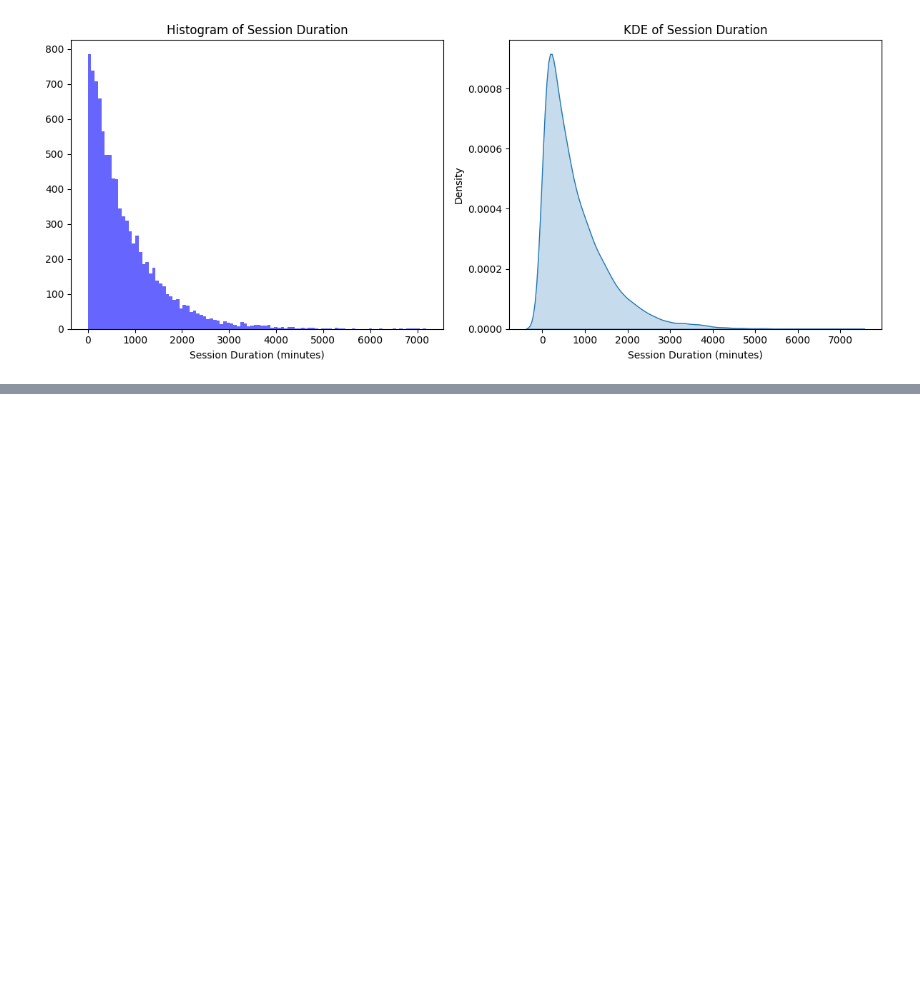
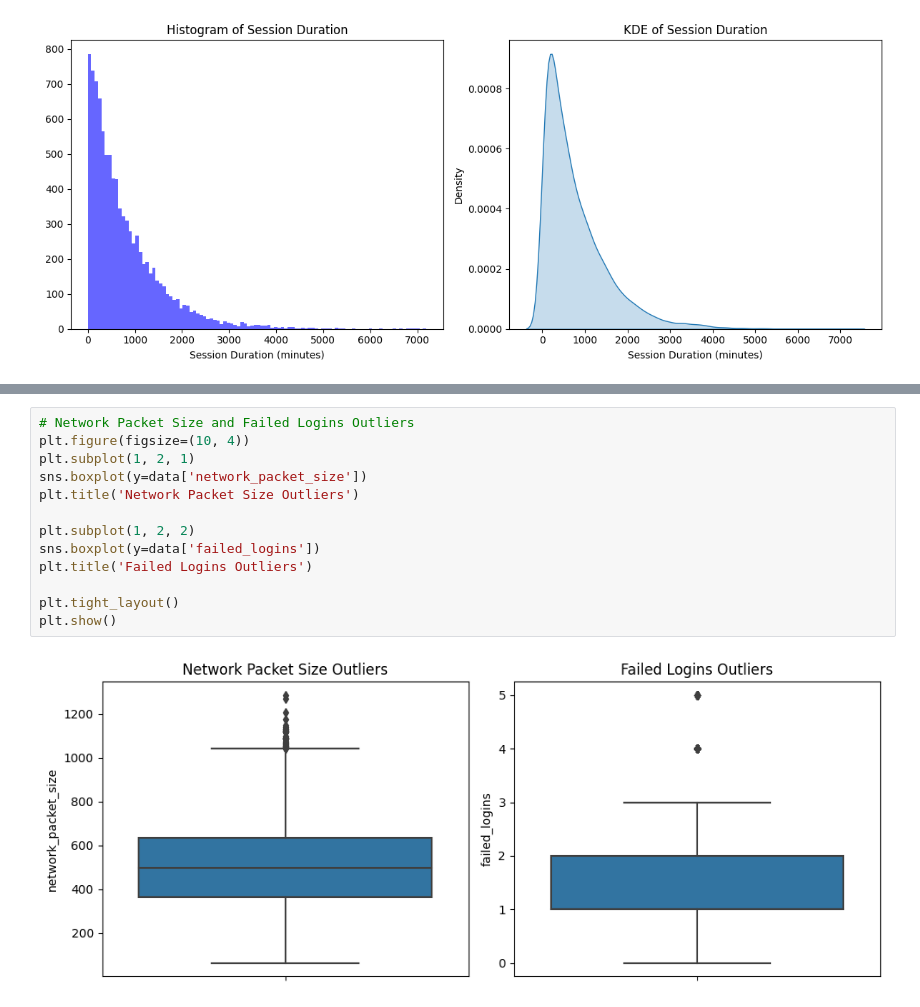
Before and after one commit to Ahmedfull02/Cybersecurity-Intrusion-Detection-Dataset, a Jupyter notebook: cybersec25-challenge-2.ipynb, the cells around one changed output, grey strips where cells are left out. Cells and saved outputs as stored; diff of their text form; blank space fills up the shorter version.

```diff
--- a/cybersec25-challenge-2.ipynb
+++ b/cybersec25-challenge-2.ipynb
@@ -243,0 +272,15 @@ This will become an error in seaborn v0.14.0; please update your code.
+# %%
+# Network Packet Size and Failed Logins Outliers
+plt.figure(figsize=(10, 4))
+plt.subplot(1, 2, 1)
+sns.boxplot(y=data['network_packet_size'])
+plt.title('Network Packet Size Outliers')
+
+plt.subplot(1, 2, 2)
+sns.boxplot(y=data['failed_logins'])
+plt.title('Failed Logins Outliers')
+
+plt.tight_layout()
+plt.show()
+# %% [output]
+[figure, added]
```
Also changed, not shown: parts of 15 cells of this notebook.
